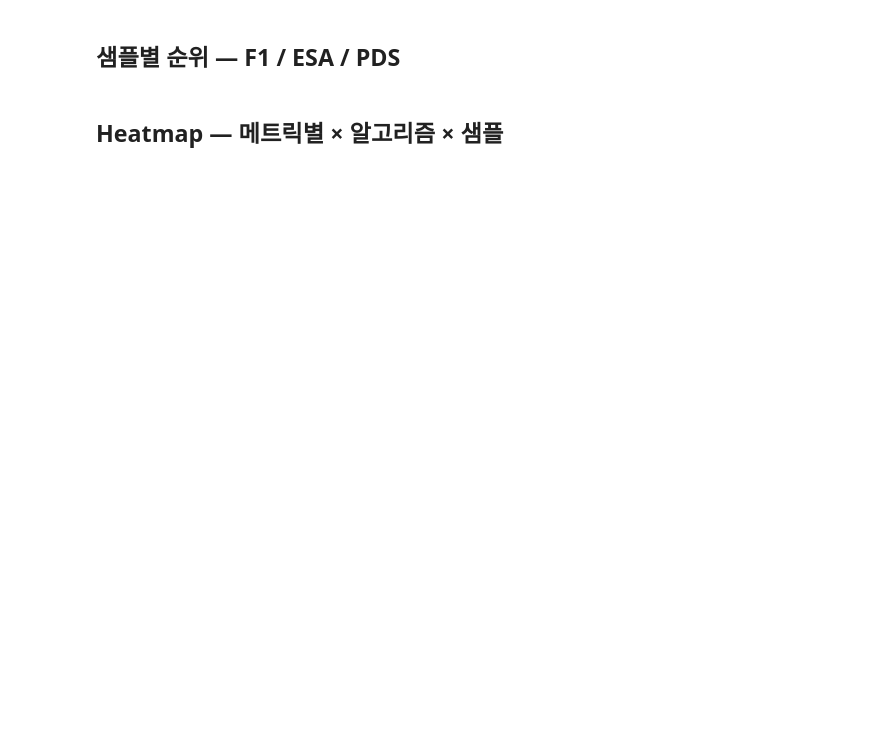
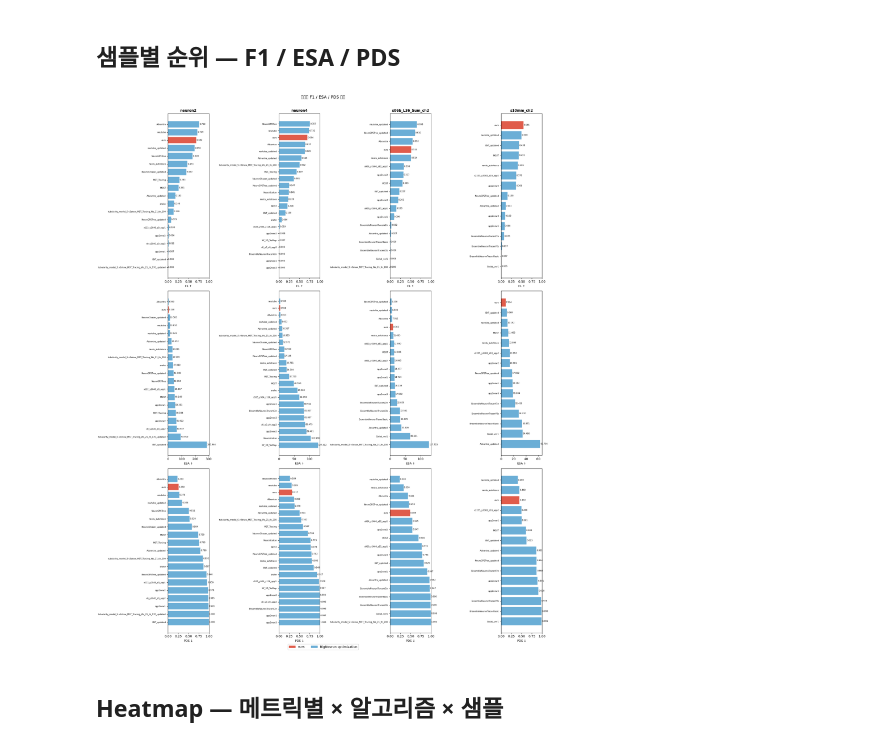
Before and after one commit to idealhuni/tracing, a Jupyter notebook: benchmark/evaluation/optimization_compare.ipynb, the cells around one changed output. Saved outputs shown, nothing was run; the diff lists cells and outputs as text; code cells hidden in the pictures; blank space fills up the shorter version.

```diff
--- a/benchmark/evaluation/optimization_compare.ipynb
+++ b/benchmark/evaluation/optimization_compare.ipynb
@@ -319,39 +395,42 @@ metric_rows = [
 ]
 
 n_rows, n_cols = len(metric_rows), len(SAMPLES)
-fig, axes = plt.subplots(n_rows, n_cols, figsize=(5 * n_cols, 8 * n_rows))
+fig, axes = plt.subplots(n_rows, n_cols, figsize=(5 * n_cols, 8 * n_rows),
+                          squeeze=False)  # squeeze=False: 항상 2D 배열 반환
 
 for row_i, (m_label, m_col, higher_better, xlim) in enumerate(metric_rows):
     for col_i, sample in enumerate(SAMPLES):
         ax = axes[row_i, col_i]
         sub = df_all[df_all['sample'] == sample].dropna(subset=[m_col])
         if sub.empty:
             ax.axis('off'); continue
 
-        sub = sub.sort_values(m_col, ascending=higher_better)  # 좋은 방향이 위
+        sub = sub.sort_values(m_col, ascending=higher_better)
         colors = [COLOR_OURS if a == 'ours' else COLOR_OPT for a in sub['algorithm']]
         bars = ax.barh(sub['algorithm'], sub[m_col], color=colors, edgecolor='white', linewidth=0.3)
 
         for bar, val in zip(bars, sub[m_col]):
             ax.text(bar.get_width() + bar.get_width() * 0.01 + 1e-6,
                     bar.get_y() + bar.get_height() / 2,
                     f'{val:.3f}', va='center', ha='left', fontsize=6.5)
 
         if xlim: ax.set_xlim(*xlim)
         ax.set_xlabel(m_label, fontsize=9)
         ax.tick_params(axis='y', labelsize=6.5)
         if row_i == 0:
             ax.set_title(SAMPLE_SHORT[sample], fontsize=11, fontweight='bold')
 
 from matplotlib.patches import Patch
 fig.legend(handles=[
     Patch(color=COLOR_OURS, label='ours'),
     Patch(color=COLOR_OPT,  label='BigNeuron optimization'),
 ], loc='lower center', ncol=2, fontsize=10, bbox_to_anchor=(0.5, -0.01))
 fig.suptitle('샘플별 F1 / ESA / PDS 순위', fontsize=13, y=1.005)
 plt.tight_layout()
 plt.savefig('optimization_metrics_rank.png', dpi=150, bbox_inches='tight')
 plt.show()
+# %% [output]
+[figure, added]
 # %% [markdown]
 ## Heatmap — 메트릭별 × 알고리즘 × 샘플
 # %%
```
Also changed, not shown: parts of 9 cells of this notebook, 22 other files.
